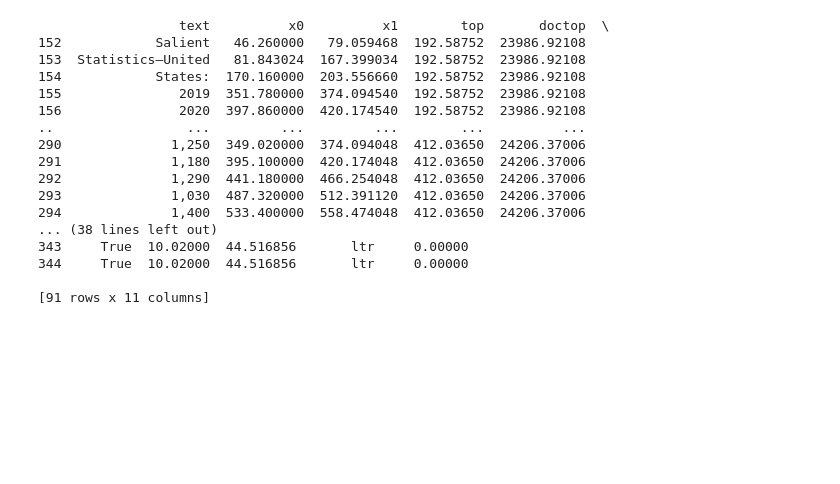
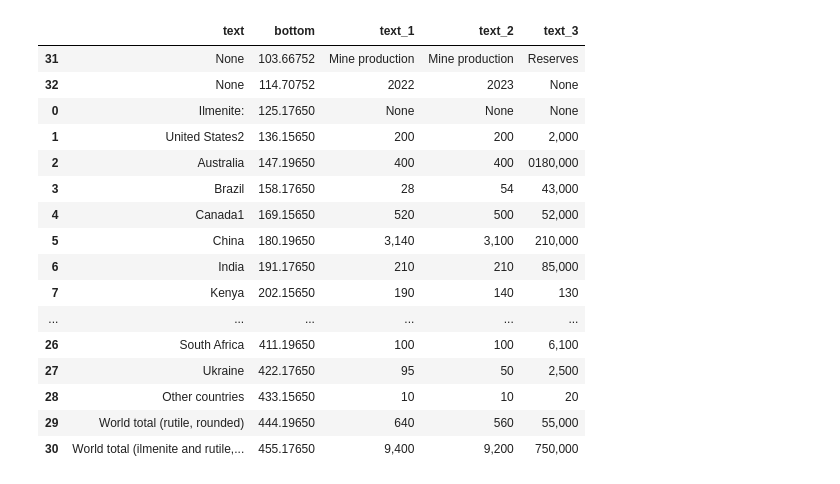
Before and after one commit to Yassmine2020/MaterialRisksSimulation, a Jupyter notebook: test_usgs/main copy.ipynb, the cells around one changed output. Drawn from its saved outputs; the diff is of its cells as text; code cells hidden in the pictures; blank space fills up the shorter version.

```diff
--- a/test_usgs/main copy.ipynb
+++ b/test_usgs/main copy.ipynb
@@ -12,6 +9,8 @@ with open('json_files/scraping_base.json', 'r', encoding='utf-8') as json_file:
     loaded_scraping_base = json.load(json_file)
 
 # Convert serialized dictionaries back to DataFrames
+
+
 def convert_dict_to_df(d):
     if isinstance(d, list) and all(isinstance(i, dict) for i in d):
         return pd.DataFrame(d)
@@ -22,12 +21,13 @@ def convert_dict_to_df(d):
     else:
         return d
 
+
 scraping_base = convert_dict_to_df(loaded_scraping_base)
 
 for material in list(scraping_base.keys()):
-  scraping_base[material]['tables'] = []
+    scraping_base[material]['tables'] = []
 
-material_test = ['Abrasives']
+material_test = ['Titanium']
 # %%
 import pandas as pd
 import warnings
@@ -36,13 +36,16 @@ import warnings
 pd.options.mode.chained_assignment = None
 
 # Suppress specific FutureWarnings
-warnings.filterwarnings("ignore", category=FutureWarning, message="The 'method' keyword in Series.replace is deprecated")
-warnings.filterwarnings("ignore", category=FutureWarning, message="Calling float on a single element Series is deprecated")
+warnings.filterwarnings("ignore", category=FutureWarning,
+                        message="The 'method' keyword in Series.replace is deprecated")
+warnings.filterwarnings("ignore", category=FutureWarning,
+                        message="Calling float on a single element Series is deprecated")
 
 # Your existing code
 for material in material_test:
     if isinstance(scraping_base[material]['tables'], pd.DataFrame):
-        scraping_base[material]['tables'] = scraping_base[material]['tables'].to_dict(orient='records')
+        scraping_base[material]['tables'] = scraping_base[material]['tables'].to_dict(
+            orient='records')
     else:
         scraping_base[material]['tables'] = []
 
@@ -53,37 +56,39 @@ for material in material_test:
         content = contents[i]
         i += 1
         result = extract_table(selected_p - 1, content, 2)
-        # if result is None or len(result[0]) == 0:
-        #     continue
-        print(result)
+        if result is None or len(result[0]) == 0:
+            continue
 
-        # list_of_table_df, list_of_bbox, page = result
-        # table_dfs, combined_words = table_to_df(list_of_table_df, list_of_bbox, page, pdf_path)
-        # if not table_dfs:
-        #     continue
+        list_of_table_df, list_of_bbox, page = result
+        table_dfs = table_to_df(list_of_table_df, list_of_bbox, page, pdf_path)
 
-        # for table_df, bbox in zip(table_dfs, list_of_bbox):
-        #     table = table_df.sort_values('bottom')
-        #     # print(table)
-        #     # print("*"*40)
-        #     # print()
-        #     scraping_base[material]['tables'].append((table.to_dict(orient='records'), bbox, page))
+        if not table_dfs:
+            continue
+
+        for table_df, bbox in zip(table_dfs, list_of_bbox):
+            table = table_df.sort_values('bottom')
+            # print(table)
+            # print("*"*40)
+            # print()
+            scraping_base[material]['tables'].append((table.to_dict(orient='records'), bbox, page))
-# %% [output]
-                  text          x0          x1        top       doctop  \
-152            Salient   46.260000   79.059468  192.58752  23986.92108
-153  Statistics—United   81.843024  167.399034  192.58752  23986.92108
-154            States:  170.160000  203.556660  192.58752  23986.92108
-155               2019  351.780000  374.094540  192.58752  23986.92108
-156               2020  397.860000  420.174540  192.58752  23986.92108
-..                 ...         ...         ...        ...          ...
-290              1,250  349.020000  374.094048  412.03650  24206.37006
-291              1,180  395.100000  420.174048  412.03650  24206.37006
-292              1,290  441.180000  466.254048  412.03650  24206.37006
-293              1,030  487.320000  512.391120  412.03650  24206.37006
-294              1,400  533.400000  558.474048  412.03650  24206.37006
-... (38 lines left out)
-343     True  10.02000  44.516856       ltr     0.00000
-344     True  10.02000  44.516856       ltr     0.00000
-
-[91 rows x 11 columns]
+# %%
+table
+# %% [output]
+|  | text | bottom | text_1 | text_2 | text_3 |
+| 31 | None | 103.66752 | Mine production | Mine production | Reserves |
+| 32 | None | 114.70752 | 2022 | 2023 | None |
+| 0 | Ilmenite: | 125.17650 | None | None | None |
+| 1 | United States2 | 136.15650 | 200 | 200 | 2,000 |
+| 2 | Australia | 147.19650 | 400 | 400 | 0180,000 |
+| 3 | Brazil | 158.17650 | 28 | 54 | 43,000 |
+| 4 | Canada1 | 169.15650 | 520 | 500 | 52,000 |
+| 5 | China | 180.19650 | 3,140 | 3,100 | 210,000 |
+| 6 | India | 191.17650 | 210 | 210 | 85,000 |
+| 7 | Kenya | 202.15650 | 190 | 140 | 130 |
+| ... | ... | ... | ... | ... | ... |
+| 26 | South Africa | 411.19650 | 100 | 100 | 6,100 |
+| 27 | Ukraine | 422.17650 | 95 | 50 | 2,500 |
+| 28 | Other countries | 433.15650 | 10 | 10 | 20 |
+| 29 | World total (rutile, rounded) | 444.19650 | 640 | 560 | 55,000 |
+| 30 | World total (ilmenite and rutile,... | 455.17650 | 9,400 | 9,200 | 750,000 |
 # %%
```
Also changed, not shown: parts of 6 cells of this notebook, 25 other files.
